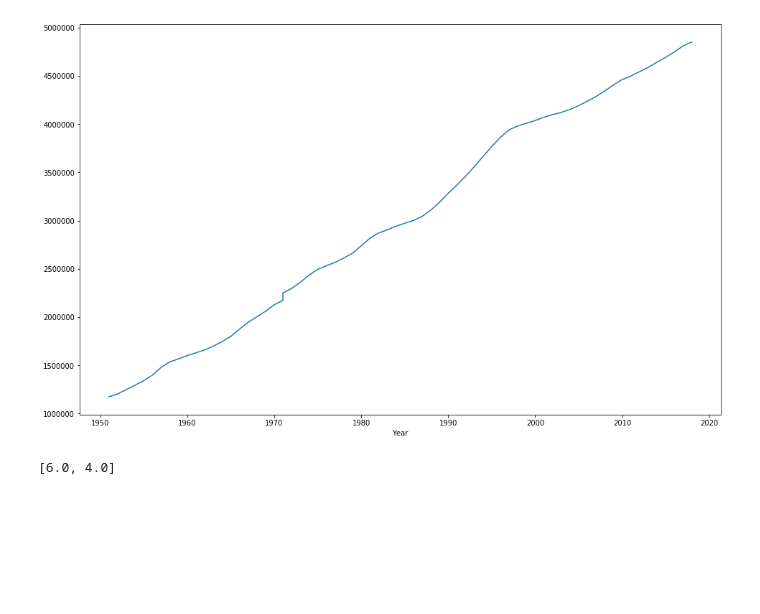
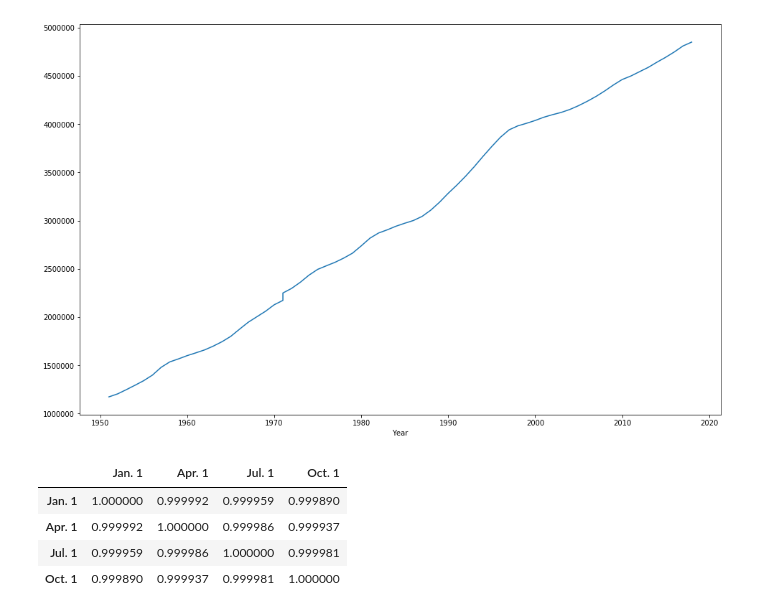
Before and after one commit to ianabc/statsBC, a Jupyter notebook: StatsBC.ipynb, the cells around one changed output. Saved outputs shown, nothing was run; the diff lists cells and outputs as text; code cells hidden in the pictures; blank space fills up the shorter version.

```diff
--- a/StatsBC.ipynb
+++ b/StatsBC.ipynb
@@ -41,7 +41,11 @@ BCPopDF['mean'].plot(figsize=(16,10))
 # %% [output]
 <matplotlib.axes._subplots.AxesSubplot at 0x...>
 [figure]
-# %%
-matplotlib.rcParams['figure.figsize']
-# %% [output]
-[6.0, 4.0]
+# %%
+BCPopDF.drop('mean', axis=1).corr()
+# %% [output]
+|  | Jan. 1 | Apr. 1 | Jul. 1 | Oct. 1 |
+| Jan. 1 | 1.000000 | 0.999992 | 0.999959 | 0.999890 |
+| Apr. 1 | 0.999992 | 1.000000 | 0.999986 | 0.999937 |
+| Jul. 1 | 0.999959 | 0.999986 | 1.000000 | 0.999981 |
+| Oct. 1 | 0.999890 | 0.999937 | 0.999981 | 1.000000 |
```
Also changed, not shown: parts of 1 cell of this notebook.
